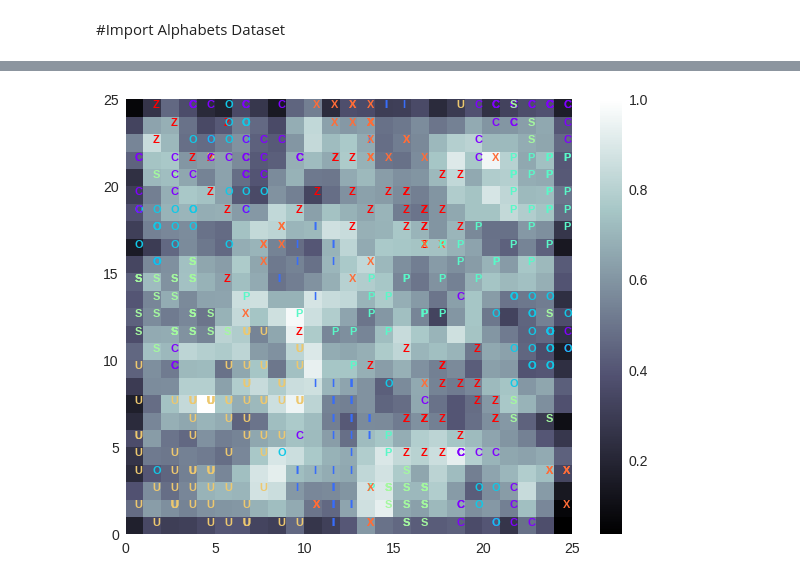
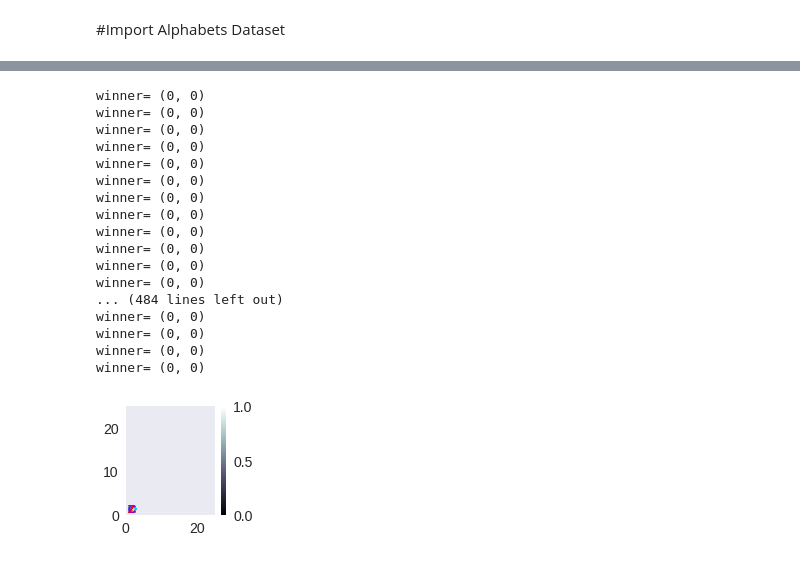
Before and after one commit to puraminy/mini_proj3, a Jupyter notebook: SOM.ipynb, the cells around one changed output, grey strips where cells are left out. Saved outputs shown, nothing was run; the diff lists cells and outputs as text; code cells hidden in the pictures.

```diff
--- a/SOM.ipynb
+++ b/SOM.ipynb
@@ -54,32 +47,49 @@ fatal: destination path 'SOM' already exists and is not an empty directory.
 # %%
 # This code added by Ahmad Pouramini
 
 # print(alphabet[10])
 
 from minisom import MiniSom
 
-som = MiniSom(x=25, y=25, input_len=28*28, sigma=1.0, learning_rate=1.0, neighborhood_function='gaussian')  # initialization of 25x25 SOM
+som = MiniSom(x=25, y=25, input_len=28*28, sigma=0.0, learning_rate=1.0, neighborhood_function='gaussian')  # initialization of 25x25 SOM
 som.random_weights_init(alphabet)  # initialize weights with random values
 som.train_random(alphabet, 300)
 
-plt.figure(figsize=(10, 8))
+plt.figure(figsize=(2, 2))
 
 from pylab import bone, pcolor, colorbar, plot, show
 bone()
 pcolor(som.distance_map().T)
 colorbar()
 
 for x, t in zip(alphabet, label):  # scatterplot
     w = som.winner(x)
-    wmap[w] = im
+    print("winner=", w)
     plt. text(w[0]+.5,
               w[1]+.5,
               label2[t],
               color=plt.cm.rainbow(t / 7.),
               fontdict={'weight': 'bold',  'size': 11}
               )
 # %% [output]
+winner= (0, 0)
+winner= (0, 0)
+winner= (0, 0)
+winner= (0, 0)
+winner= (0, 0)
+winner= (0, 0)
+winner= (0, 0)
+winner= (0, 0)
+winner= (0, 0)
+winner= (0, 0)
+winner= (0, 0)
+winner= (0, 0)
+... (484 lines left out)
+winner= (0, 0)
+winner= (0, 0)
+winner= (0, 0)
+winner= (0, 0)
-[figure, old version]
+[figure, new version]
 # %%
 # SOM Training
 from minisom import MiniSom
```
Also changed, not shown: parts of 3 cells of this notebook.
